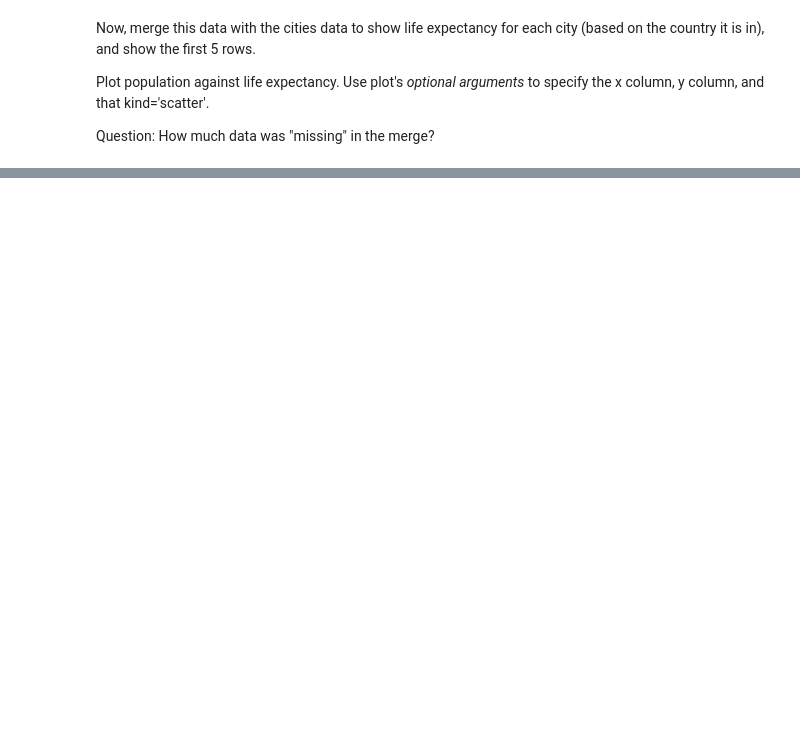
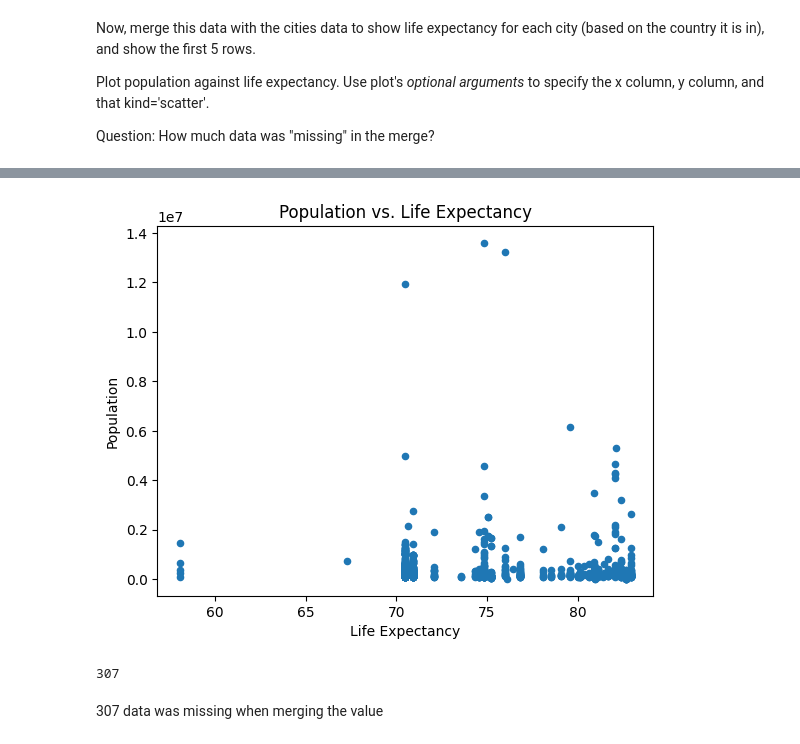
Before and after one commit to Jinyang920/QM2, a Jupyter notebook: notebooks/RW. Merging and Joining.ipynb, the cells around one changed output, grey strips where cells are left out. Drawn from its saved outputs; the diff is of its cells as text; code cells hidden in the pictures; blank space fills up the shorter version.

```diff
--- a/notebooks/RW. Merging and Joining.ipynb
+++ b/notebooks/RW. Merging and Joining.ipynb
@@ -389,3 +417,7 @@ You'll notice that the index **won't** be the column you want to merge on in the
 The syntax for merging on a **column** (which is not the index) is to pass the column name to the optional 'left_on=' or 'right_on=' arguments. And we don't use right_index=True (or left_index=True), depending on which we're using.
 
 So for example: **df1.merge(df2, left_on='Name', right_index=True)** would join df1 (on the left) to df2 (on the right), using the column 'Name' on the left (df1) and the index column (whatever that is) on the right (df2).
+# %%
+data_path = "data/wk5/UN_Cities_1214_country.csv"
+city_c = pd.read_csv(data_path, index_col="City", encoding='latin1')
+city_c.head()
@@ -391,0 +432,3 @@ So for example: **df1.merge(df2, left_on='Name', right_index=True)** would join
+# %%
+cities = pd.merge(city_pop, city_c, left_on='City', right_index=True, how='inner')
+cities
@@ -433,3 +503,7 @@ In a new cell, clean up the above dataframe by
 
 - removing the "Value Footnotes" Column
 - use only the most recent data (2012)
+# %%
+life.drop('Value Footnotes', axis=1, inplace=True)
+life = life[life['Year']==2012]
+life.head()
@@ -445,3 +535,6 @@ Now, merge this data with the cities data to show life expectancy for each city
 Plot population against life expectancy. Use plot's *optional arguments* to specify the x column, y column, and that kind='scatter'.
 
 Question: How much data was "missing" in the merge?
+# %%
+df_cities = pd.merge(cities, life, left_on='Country or Area', right_on='Country or Area', how='left')
+df_cities.head()
@@ -447,0 +548,16 @@ Question: How much data was "missing" in the merge?
+# %%
+df_cities.rename(columns={'Value':'Population'}, inplace=True)
+df_cities.plot(x='Life Expectancy', y='Population', kind='scatter')
+plt.xlabel("Life Expectancy")
+plt.ylabel("Population")
+plt.title("Population vs. Life Expectancy")
+plt.show()
+# %% [output]
+[figure, added]
+# %%
+missing_data_count = df_cities['Life Expectancy'].isna().sum()
+missing_data_count
+# %% [output]
+307
+# %% [markdown]
+307 data was missing when merging the value
```
Also changed, not shown: parts of 25 cells of this notebook.
